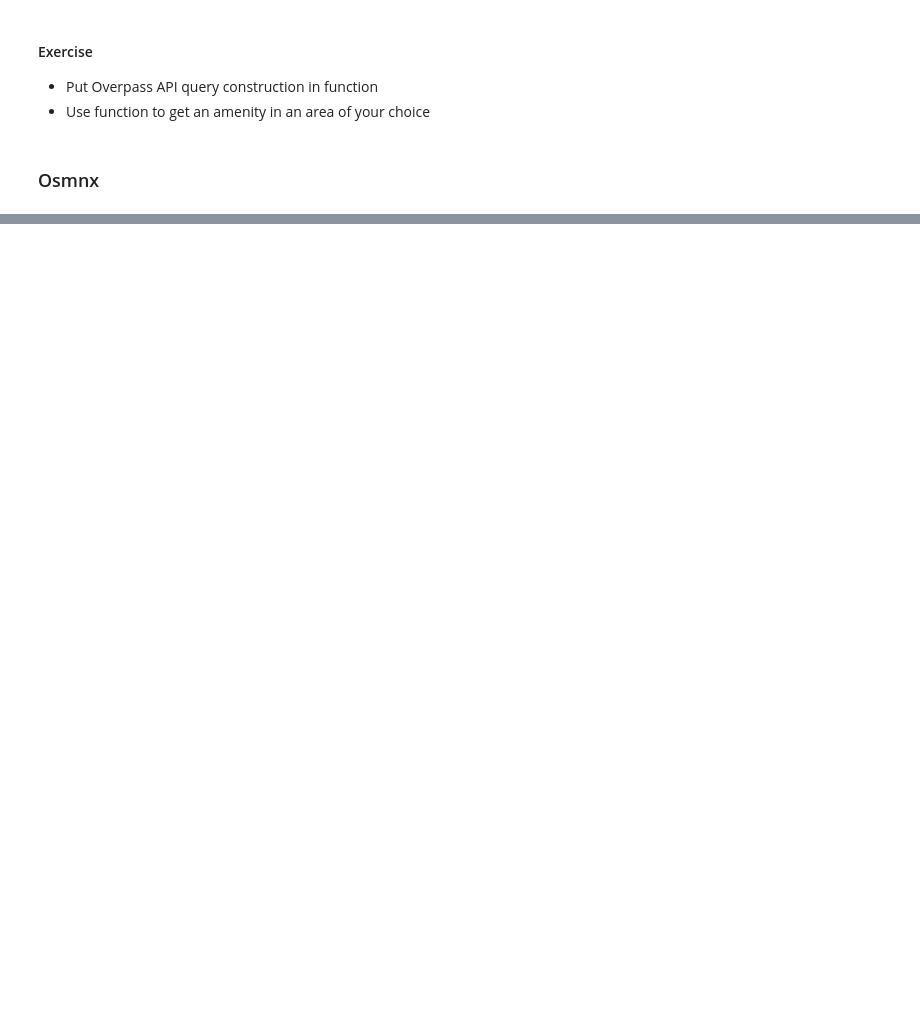
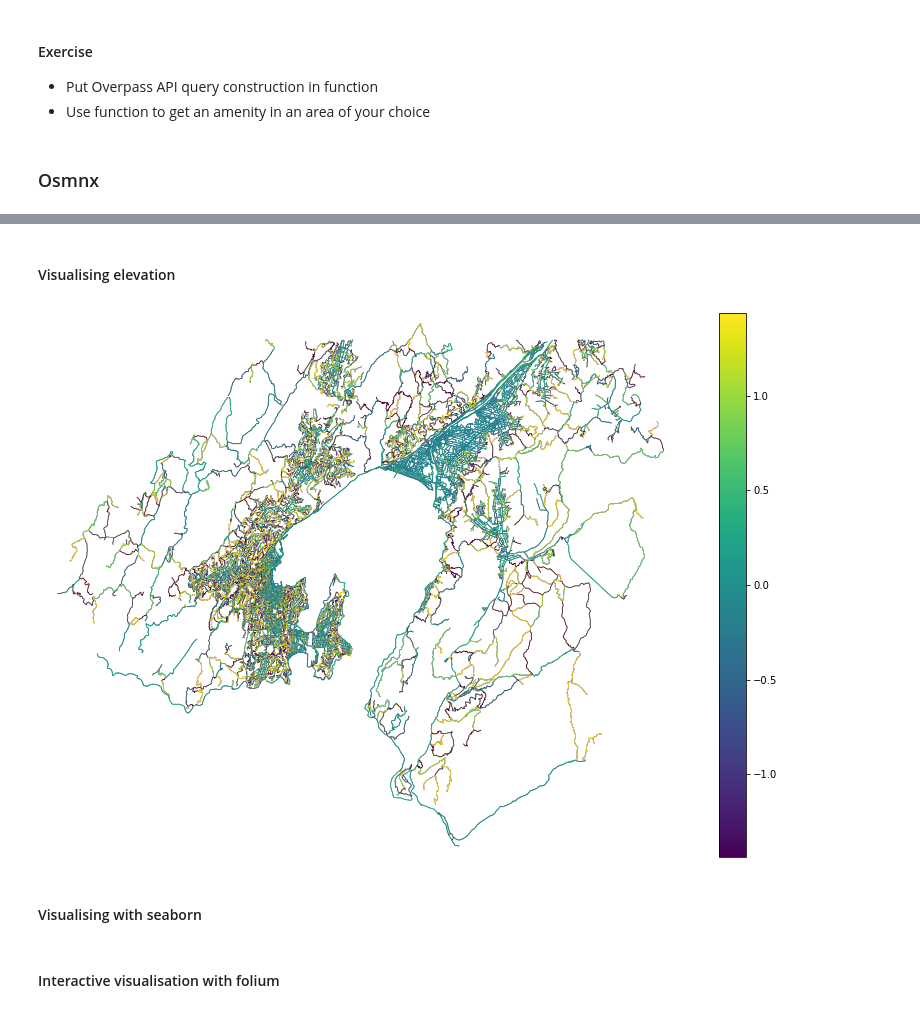
Before and after one commit to shriv/foss4g-workshop, a Jupyter notebook: notebooks/foundations.ipynb, the cells around one changed output, grey strips where cells are left out. Drawn from its saved outputs; the diff is of its cells as text; code cells hidden in the pictures; blank space fills up the shorter version.

```diff
--- a/notebooks/foundations.ipynb
+++ b/notebooks/foundations.ipynb
@@ -289,0 +354,19 @@ osm_df.head()
+# %% [markdown]
+#### Visualising elevation
+# %%
+ec = ox.get_edge_colors_by_attr(G_elev, 'grade', cmap='viridis', num_bins=10)
+fig, ax = ox.plot_graph(G, fig_height=10, edge_color=ec, edge_linewidth=0.8, node_size=0, show=False, close=False)
+
+# Create colourbar
+cmap = mpl.cm.get_cmap('viridis')
+normalize = mpl.colors.Normalize(vmin=min(G_elev_edges_df['grade']),vmax=max(G_elev_edges_df['grade']))
+
+# Add colourbar to axis
+cax, _ = mpl.colorbar.make_axes(ax, location='right')
+cbar = mpl.colorbar.ColorbarBase(cax, cmap=cmap, norm=normalize)
+# %% [output]
+[figure, added]
+# %% [markdown]
+#### Visualising with seaborn
+# %% [markdown]
+#### Interactive visualisation with folium
```
Also changed, not shown: parts of 35 cells of this notebook.
